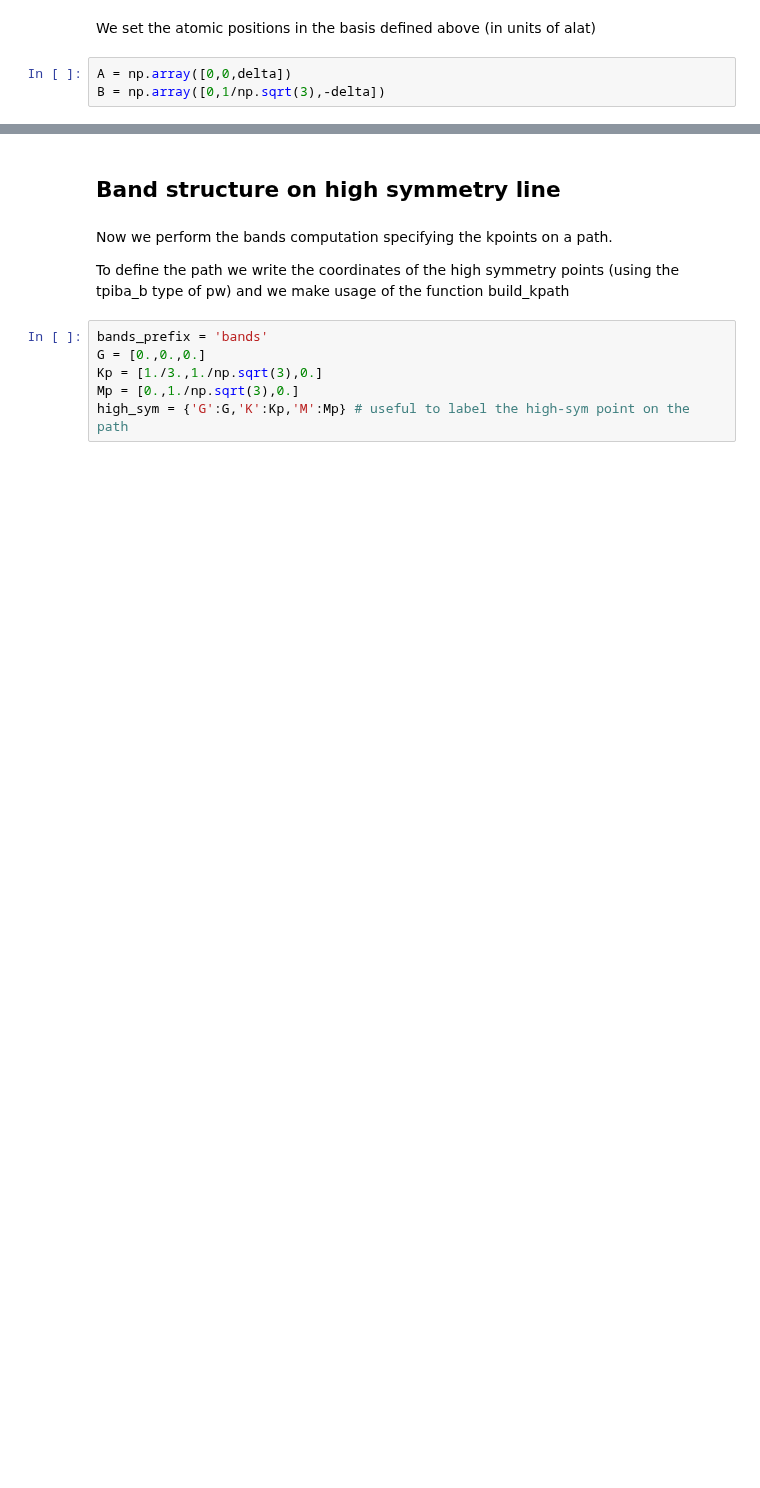
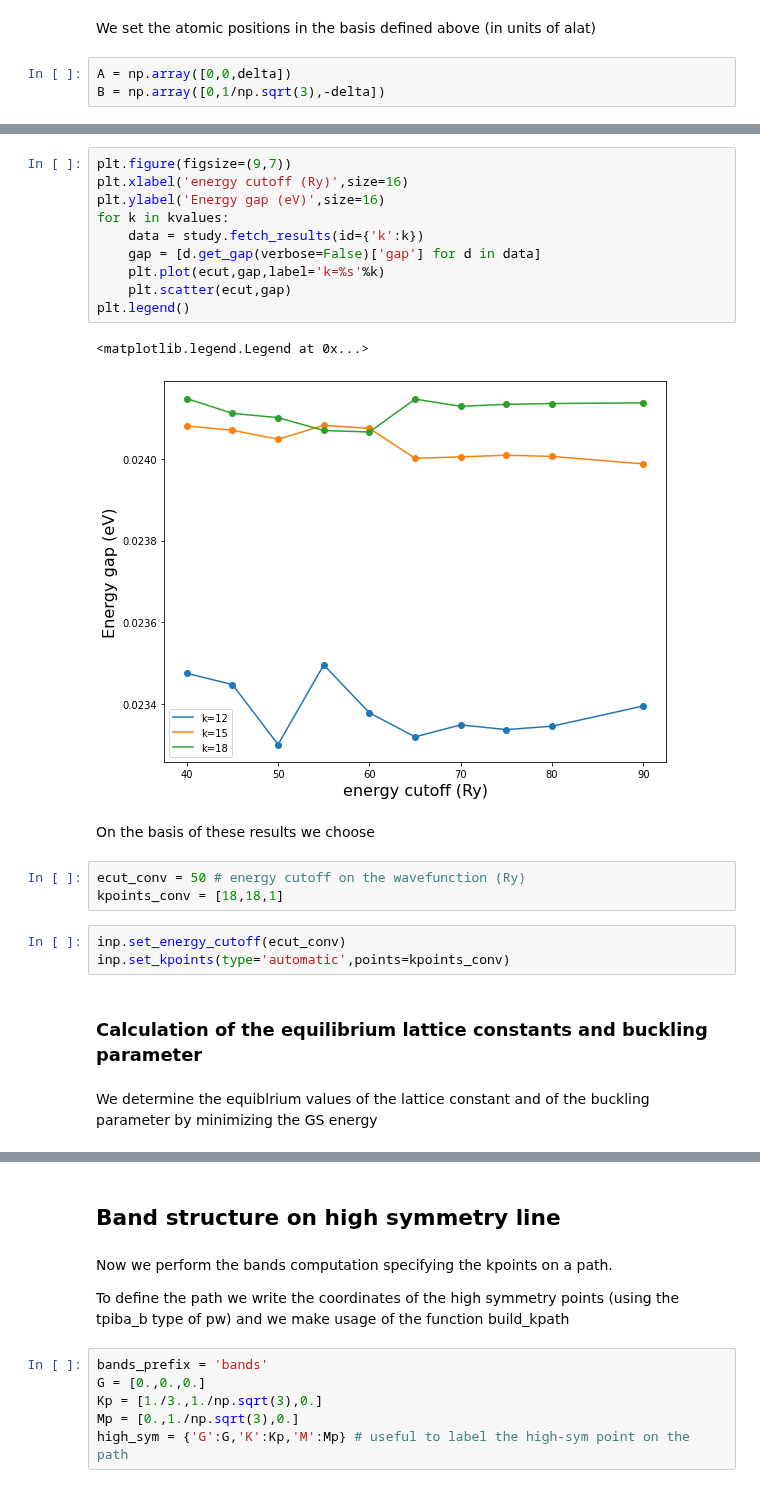
Before and after one commit to marcodalessandro76/Germanene, a Jupyter notebook: DFT_Analysis.ipynb, the cells around one changed output, grey strips where cells are left out. Cells and saved outputs as stored; diff of their text form; blank space fills up the shorter version.

```diff
--- a/DFT_Analysis.ipynb
+++ b/DFT_Analysis.ipynb
@@ -243,0 +291,26 @@ Skip the run of GS_converged
+# %%
+plt.figure(figsize=(9,7))
+plt.xlabel('energy cutoff (Ry)',size=16)
+plt.ylabel('Energy gap (eV)',size=16)
+for k in kvalues:
+    data = study.fetch_results(id={'k':k})
+    gap = [d.get_gap(verbose=False)['gap'] for d in data]
+    plt.plot(ecut,gap,label='k=%s'%k)
+    plt.scatter(ecut,gap)
+plt.legend()
+# %% [output]
+<matplotlib.legend.Legend at 0x...>
+[figure, added]
+# %% [markdown]
+On the basis of these results we choose
+# %%
+ecut_conv = 50 # energy cutoff on the wavefunction (Ry)
+kpoints_conv = [18,18,1]
+# %%
+inp.set_energy_cutoff(ecut_conv)
+inp.set_kpoints(type='automatic',points=kpoints_conv)
+# %% [markdown]
+### Calculation of the equilibrium lattice constants and buckling parameter
+# %% [markdown]
+We determine the equiblrium values of the lattice constant and of the buckling parameter by minimizing
+the GS energy
```
Also changed, not shown: parts of 51 cells of this notebook, 1 other file.
